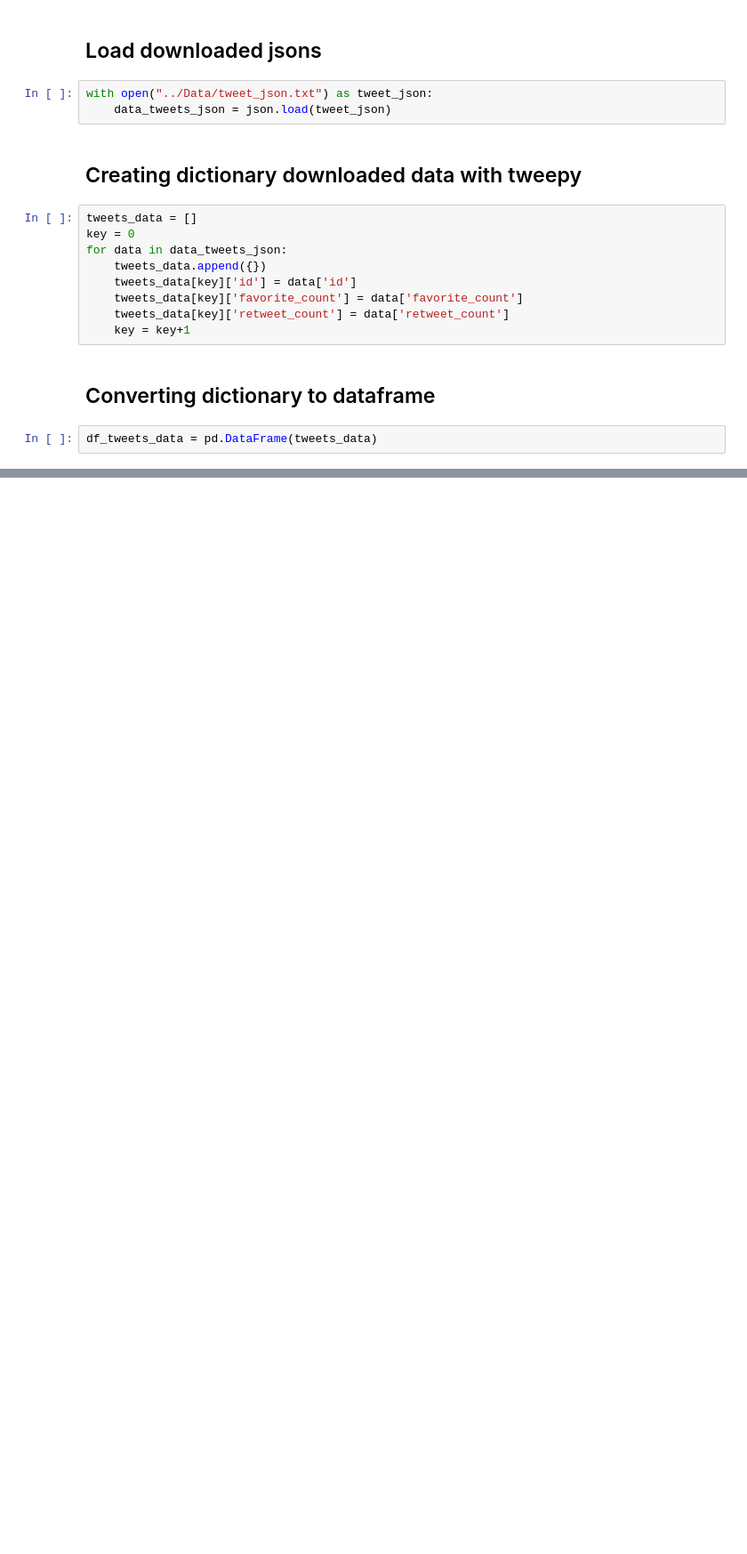
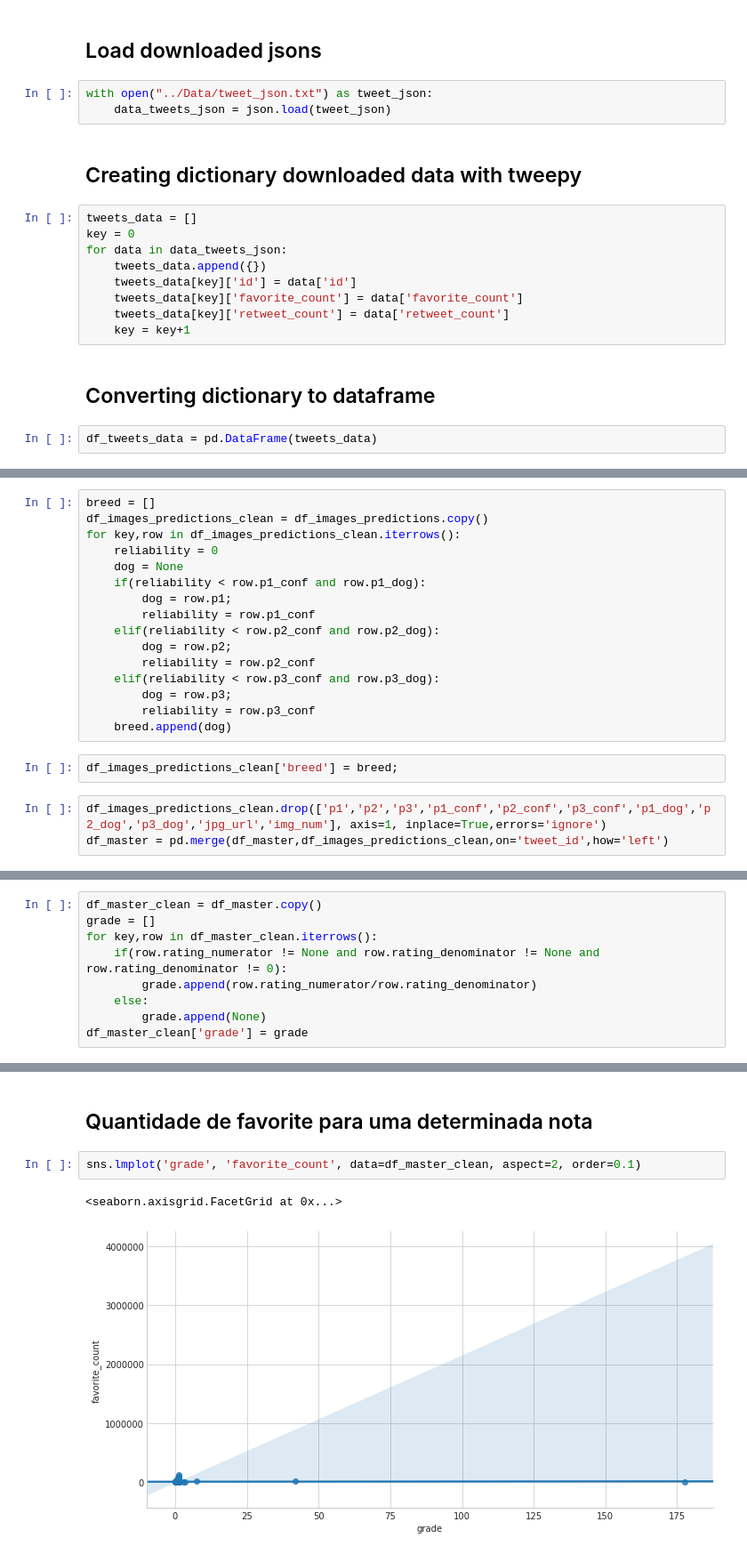
Before and after one commit to luisneto98/WeRateDoga, a Jupyter notebook: notebook/wrangle_act.ipynb, the cells around one changed output, grey strips where cells are left out. Shown at 89% size. Drawn from its saved outputs; the diff is of its cells as text; blank space fills up the shorter version.

```diff
--- a/notebook/wrangle_act.ipynb
+++ b/notebook/wrangle_act.ipynb
@@ -69,0 +307,21 @@ df_tweets_data.head(5)
+# %%
+breed = []
+df_images_predictions_clean = df_images_predictions.copy()
+for key,row in df_images_predictions_clean.iterrows():
+    reliability = 0
+    dog = None
+    if(reliability < row.p1_conf and row.p1_dog):
+        dog = row.p1;
+        reliability = row.p1_conf
+    elif(reliability < row.p2_conf and row.p2_dog):
+        dog = row.p2;
+        reliability = row.p2_conf
+    elif(reliability < row.p3_conf and row.p3_dog):
+        dog = row.p3;
+        reliability = row.p3_conf
+    breed.append(dog)
+# %%
+df_images_predictions_clean['breed'] = breed;
+# %%
+df_images_predictions_clean.drop(['p1','p2','p3','p1_conf','p2_conf','p3_conf','p1_dog','p2_dog','p3_dog','jpg_url','img_num'], axis=1, inplace=True,errors='ignore')
+df_master = pd.merge(df_master,df_images_predictions_clean,on='tweet_id',how='left')
@@ -69,0 +357,9 @@ df_tweets_data.head(5)
+# %%
+df_master_clean = df_master.copy()
+grade = []
+for key,row in df_master_clean.iterrows():
+    if(row.rating_numerator != None and row.rating_denominator != None and row.rating_denominator != 0):
+        grade.append(row.rating_numerator/row.rating_denominator)
+    else:
+        grade.append(None)
+df_master_clean['grade'] = grade
@@ -69,0 +420,7 @@ df_tweets_data.head(5)
+# %% [markdown]
+## Quantidade de favorite para uma  determinada nota
+# %%
+sns.lmplot('grade', 'favorite_count', data=df_master_clean, aspect=2, order=0.1)
+# %% [output]
+<seaborn.axisgrid.FacetGrid at 0x...>
+[figure, added]
```
Also changed, not shown: parts of 99 cells of this notebook, 7 other files.
